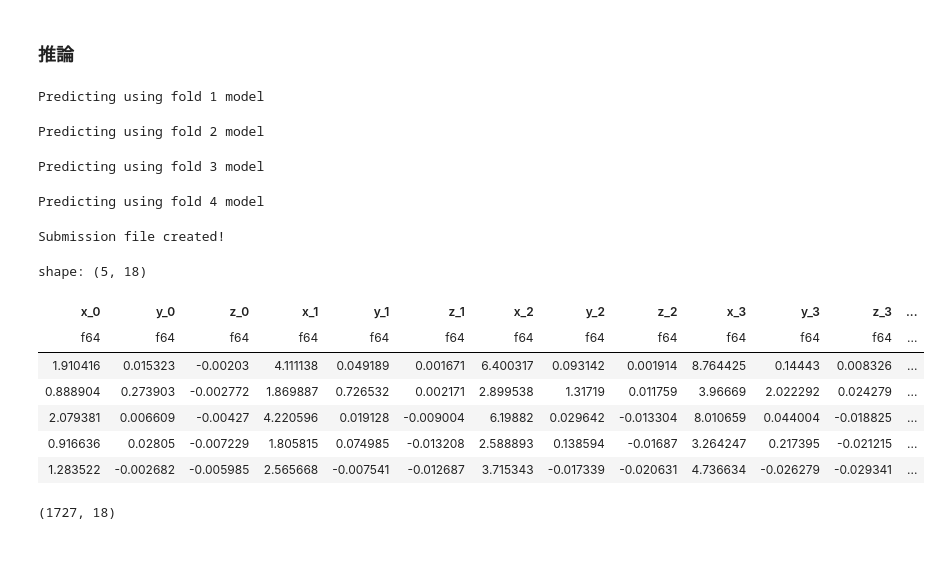
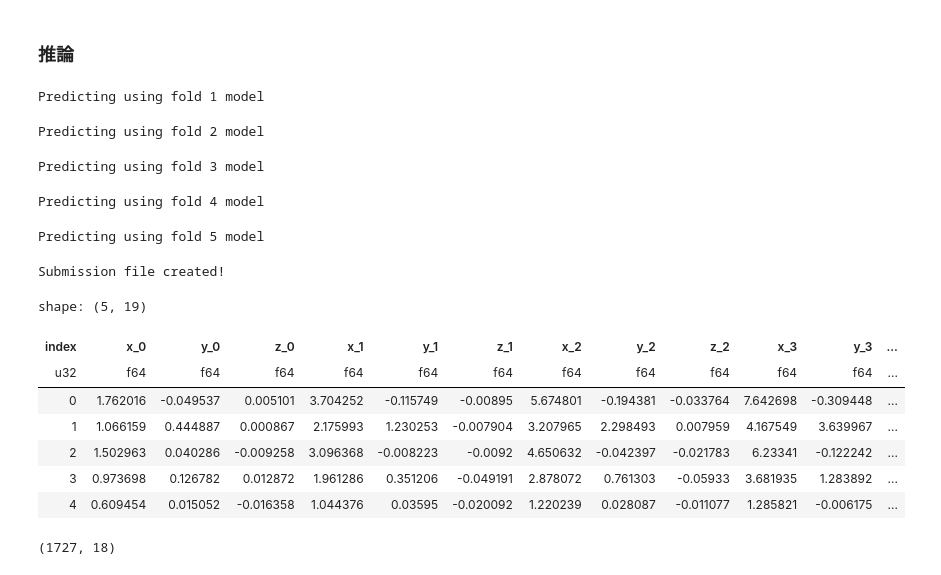
Before and after one commit to marumarukun/atmacup_18, a Jupyter notebook: exp/009/run.ipynb, the cells around one changed output. Drawn from its saved outputs; the diff is of its cells as text; code cells hidden in the pictures.

```diff
--- a/exp/009/run.ipynb
+++ b/exp/009/run.ipynb
@@ -287,7 +276,7 @@ class CustomDataset(Dataset):
         combined_tensor = torch.cat([img_tensor, depth_tensor, mask_tensor], dim=0)
 
         # 数値特徴量の取得
-        feature_tensor = torch.tensor(row[feature_cols].to_numpy(), dtype=torch.float32).squeeze(0)
+        feature_tensor = torch.tensor(row[self.feature_cols].to_numpy(), dtype=torch.float32).squeeze(0)
 
         # ターゲットの準備
         if self.is_train:
@@ -348,7 +337,7 @@ model = CustomModel(cfg.cnn)
 # %% [markdown]
 ### 学習
 # %%
-DEBUG = True
+DEBUG = False
 
 if DEBUG:
     cfg.cnn.num_epochs = 1
@@ -368,10 +357,18 @@ for fold, (train_idx, valid_idx) in enumerate(gkf.split(train, groups=train["sce
 
     # データセットの作成
     train_dataset = CustomDataset(
-        train[train_idx], cfg.data.img_root, cfg.data.json_root, cfg.data.depth_root, transform=get_train_transform()
+        train[train_idx],
+        cfg.data.img_root,
+        cfg.data.json_root,
+        cfg.data.depth_root,
+        transform=get_train_transform(),
     )
     valid_dataset = CustomDataset(
-        train[valid_idx], cfg.data.img_root, cfg.data.json_root, cfg.data.depth_root, transform=get_valid_transform()
+        train[valid_idx],
+        cfg.data.img_root,
+        cfg.data.json_root,
+        cfg.data.depth_root,
+        transform=get_valid_transform(),
     )
 
     train_loader = DataLoader(train_dataset, batch_size=cfg.cnn.batch_size, shuffle=True)
@@ -436,7 +433,7 @@ for fold, (train_idx, valid_idx) in enumerate(gkf.split(train, groups=train["sce
     valid_loader = DataLoader(valid_dataset, batch_size=cfg.cnn.batch_size, shuffle=False)
 
     with torch.no_grad():
-        for i, (images, numeric_features) in enumerate(valid_loader):
+        for i, (images, numeric_features, _) in enumerate(valid_loader):
             images = images.to(device)
             numeric_features = numeric_features.to(device)
             outputs = model(images, numeric_features)
@@ -480,41 +486,43 @@ for fold in range(cfg.n_splits):
     # モデルの読み込み
     model = CustomModel(cfg.cnn).to(device)
     model.load_state_dict(torch.load(f"{cfg.data.results_path}/model_fold{fold}.pth"))
     model.eval()
 
     fold_predictions = []
     with torch.no_grad():
-        for images in tqdm(test_loader):
+        for images, numeric_features in tqdm(test_loader):
             images = images.to(device)
-            outputs = model(images)
+            numeric_features = numeric_features.to(device)
+            outputs = model(images, numeric_features)
             fold_predictions.append(outputs.cpu().numpy())
 
     # バッチごとの予測を結合
     fold_predictions = np.concatenate(fold_predictions, axis=0)
     test_predictions[:, :, fold] = fold_predictions
 
 # fold分の予測値の平均を計算
 final_predictions = test_predictions.mean(axis=2)
 
 # submissionファイルの作成
 exprs = [pl.Series(final_predictions[:, i]).alias(cfg.target_cols[i]) for i in range(len(cfg.target_cols))]
 submission = sample_submission.with_columns(exprs)
 submission.write_csv(f"{cfg.data.results_path}/submission.csv")
 print("Submission file created!")
 
 # 確認
 submission.head()
 # %% [output]
 Predicting using fold 1 model
 Predicting using fold 2 model
 Predicting using fold 3 model
 Predicting using fold 4 model
-Submission file created!
+Predicting using fold 5 model
-shape: (5, 18)
+Submission file created!
+shape: (5, 19)
-| x_0 | y_0 | z_0 | x_1 | y_1 | z_1 | x_2 | y_2 | z_2 | x_3 | y_3 | z_3 | ... |
-| f64 | f64 | f64 | f64 | f64 | f64 | f64 | f64 | f64 | f64 | f64 | f64 | ... |
-| 1.910416 | 0.015323 | -0.00203 | 4.111138 | 0.049189 | 0.001671 | 6.400317 | 0.093142 | 0.001914 | 8.764425 | 0.14443 | 0.008326 | ... |
-| 0.888904 | 0.273903 | -0.002772 | 1.869887 | 0.726532 | 0.002171 | 2.899538 | 1.31719 | 0.011759 | 3.96669 | 2.022292 | 0.024279 | ... |
-| 2.079381 | 0.006609 | -0.00427 | 4.220596 | 0.019128 | -0.009004 | 6.19882 | 0.029642 | -0.013304 | 8.010659 | 0.044004 | -0.018825 | ... |
-| 0.916636 | 0.02805 | -0.007229 | 1.805815 | 0.074985 | -0.013208 | 2.588893 | 0.138594 | -0.01687 | 3.264247 | 0.217395 | -0.021215 | ... |
-| 1.283522 | -0.002682 | -0.005985 | 2.565668 | -0.007541 | -0.012687 | 3.715343 | -0.017339 | -0.020631 | 4.736634 | -0.026279 | -0.029341 | ... |
+| index | x_0 | y_0 | z_0 | x_1 | y_1 | z_1 | x_2 | y_2 | z_2 | x_3 | y_3 | ... |
+| u32 | f64 | f64 | f64 | f64 | f64 | f64 | f64 | f64 | f64 | f64 | f64 | ... |
+| 0 | 1.762016 | -0.049537 | 0.005101 | 3.704252 | -0.115749 | -0.00895 | 5.674801 | -0.194381 | -0.033764 | 7.642698 | -0.309448 | ... |
+| 1 | 1.066159 | 0.444887 | 0.000867 | 2.175993 | 1.230253 | -0.007904 | 3.207965 | 2.298493 | 0.007959 | 4.167549 | 3.639967 | ... |
+| 2 | 1.502963 | 0.040286 | -0.009258 | 3.096368 | -0.008223 | -0.0092 | 4.650632 | -0.042397 | -0.021783 | 6.23341 | -0.122242 | ... |
+| 3 | 0.973698 | 0.126782 | 0.012872 | 1.961286 | 0.351206 | -0.049191 | 2.878072 | 0.761303 | -0.05933 | 3.681935 | 1.283892 | ... |
+| 4 | 0.609454 | 0.015052 | -0.016358 | 1.044376 | 0.03595 | -0.020092 | 1.220239 | 0.028087 | -0.011077 | 1.285821 | -0.006175 | ... |
```
Also changed, not shown: parts of 4 cells of this notebook, 2 other files.
